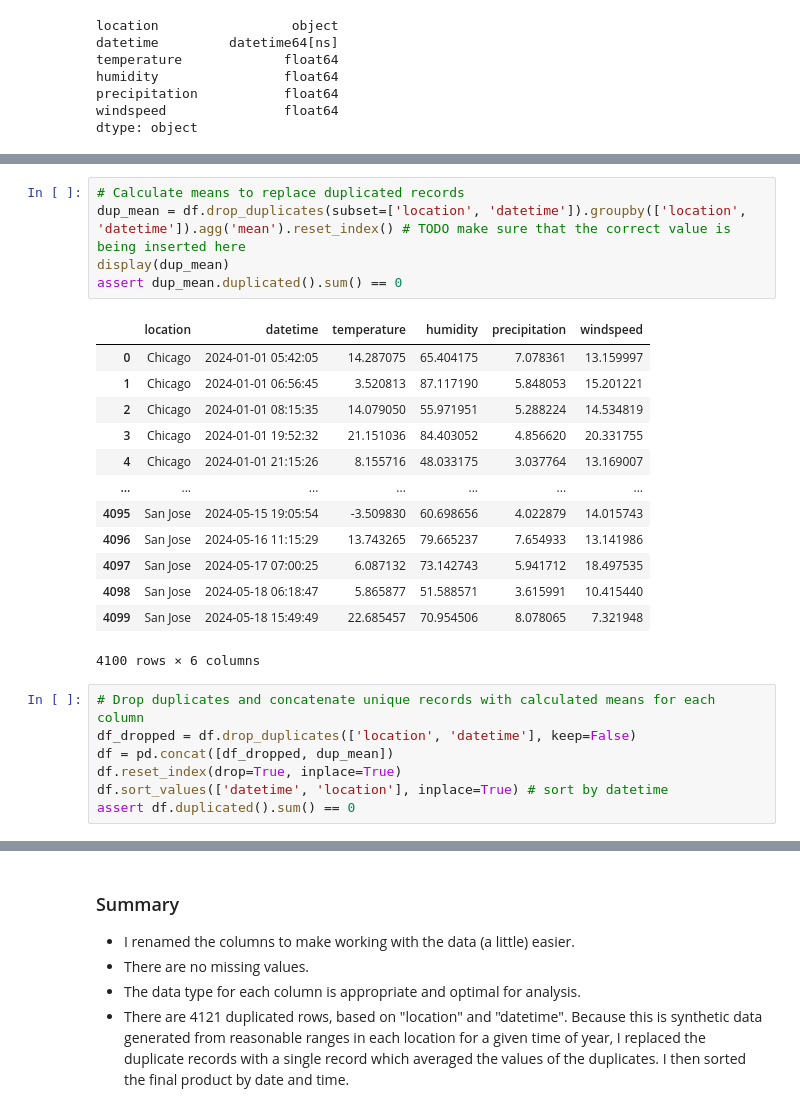
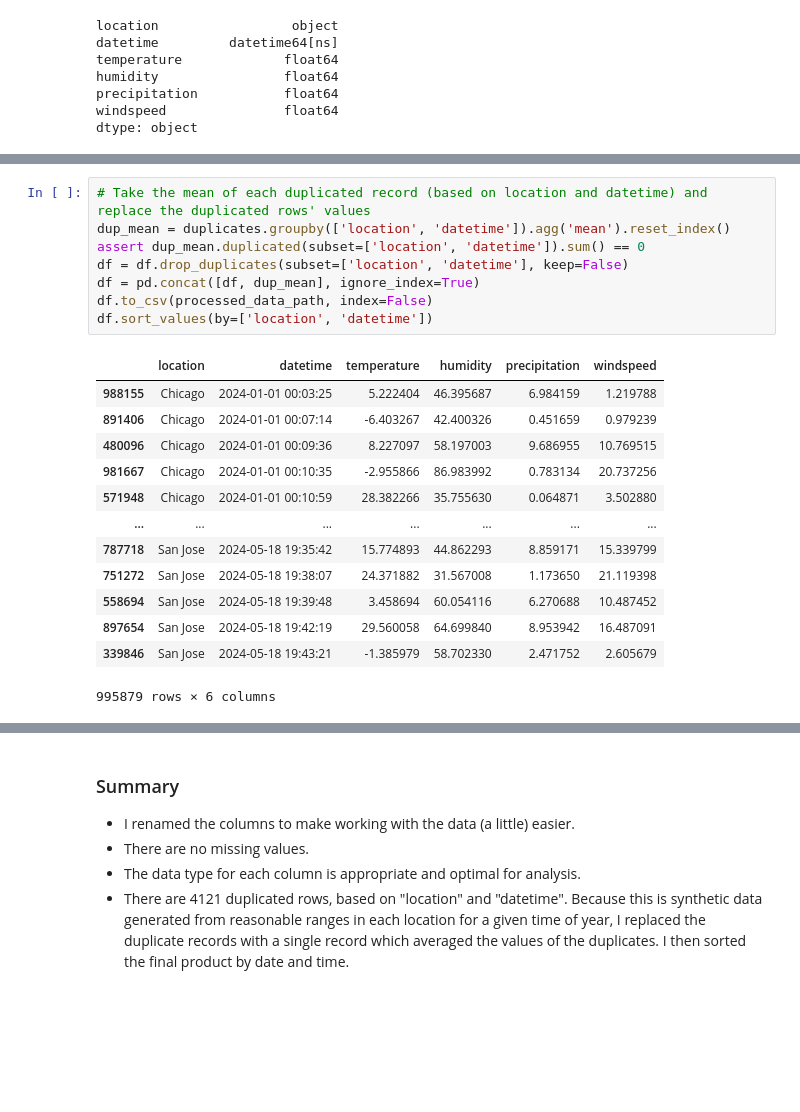
Before and after one commit to kozmik-moore/simple-weather-analysis, a Jupyter notebook: code/notebook.ipynb, the cells around one changed output, grey strips where cells are left out. Saved outputs shown, nothing was run; the diff lists cells and outputs as text; blank space fills up the shorter version.

Commit message:
Removed log calculations. Refactored how duplicates were handled.

```diff
--- a/code/notebook.ipynb
+++ b/code/notebook.ipynb
@@ -160,26 +158,22 @@ Name: count, dtype: int64
 # %%
-# Calculate means to replace duplicated records
-dup_mean = df.drop_duplicates(subset=['location', 'datetime']).groupby(['location', 'datetime']).agg('mean').reset_index() # TODO make sure that the correct value is being inserted here
-display(dup_mean)
-assert dup_mean.duplicated().sum() == 0
+# Take the mean of each duplicated record (based on location and datetime) and replace the duplicated rows' values
+dup_mean = duplicates.groupby(['location', 'datetime']).agg('mean').reset_index()
+assert dup_mean.duplicated(subset=['location', 'datetime']).sum() == 0
+df = df.drop_duplicates(subset=['location', 'datetime'], keep=False)
+df = pd.concat([df, dup_mean], ignore_index=True)
+df.to_csv(processed_data_path, index=False)
+df.sort_values(by=['location', 'datetime'])
 # %% [output]
 |  | location | datetime | temperature | humidity | precipitation | windspeed |
-| 0 | Chicago | 2024-01-01 05:42:05 | 14.287075 | 65.404175 | 7.078361 | 13.159997 |
-| 1 | Chicago | 2024-01-01 06:56:45 | 3.520813 | 87.117190 | 5.848053 | 15.201221 |
-| 2 | Chicago | 2024-01-01 08:15:35 | 14.079050 | 55.971951 | 5.288224 | 14.534819 |
-| 3 | Chicago | 2024-01-01 19:52:32 | 21.151036 | 84.403052 | 4.856620 | 20.331755 |
-| 4 | Chicago | 2024-01-01 21:15:26 | 8.155716 | 48.033175 | 3.037764 | 13.169007 |
+| 988155 | Chicago | 2024-01-01 00:03:25 | 5.222404 | 46.395687 | 6.984159 | 1.219788 |
+| 891406 | Chicago | 2024-01-01 00:07:14 | -6.403267 | 42.400326 | 0.451659 | 0.979239 |
+| 480096 | Chicago | 2024-01-01 00:09:36 | 8.227097 | 58.197003 | 9.686955 | 10.769515 |
+| 981667 | Chicago | 2024-01-01 00:10:35 | -2.955866 | 86.983992 | 0.783134 | 20.737256 |
+| 571948 | Chicago | 2024-01-01 00:10:59 | 28.382266 | 35.755630 | 0.064871 | 3.502880 |
 | ... | ... | ... | ... | ... | ... | ... |
-| 4095 | San Jose | 2024-05-15 19:05:54 | -3.509830 | 60.698656 | 4.022879 | 14.015743 |
-| 4096 | San Jose | 2024-05-16 11:15:29 | 13.743265 | 79.665237 | 7.654933 | 13.141986 |
-| 4097 | San Jose | 2024-05-17 07:00:25 | 6.087132 | 73.142743 | 5.941712 | 18.497535 |
-| 4098 | San Jose | 2024-05-18 06:18:47 | 5.865877 | 51.588571 | 3.615991 | 10.415440 |
-| 4099 | San Jose | 2024-05-18 15:49:49 | 22.685457 | 70.954506 | 8.078065 | 7.321948 |
+| 787718 | San Jose | 2024-05-18 19:35:42 | 15.774893 | 44.862293 | 8.859171 | 15.339799 |
+| 751272 | San Jose | 2024-05-18 19:38:07 | 24.371882 | 31.567008 | 1.173650 | 21.119398 |
+| 558694 | San Jose | 2024-05-18 19:39:48 | 3.458694 | 60.054116 | 6.270688 | 10.487452 |
+| 897654 | San Jose | 2024-05-18 19:42:19 | 29.560058 | 64.699840 | 8.953942 | 16.487091 |
+| 339846 | San Jose | 2024-05-18 19:43:21 | -1.385979 | 58.702330 | 2.471752 | 2.605679 |
-4100 rows × 6 columns
+995879 rows × 6 columns
-# %%
-# Drop duplicates and concatenate unique records with calculated means for each column
-df_dropped = df.drop_duplicates(['location', 'datetime'], keep=False)
-df = pd.concat([df_dropped, dup_mean])
-df.reset_index(drop=True, inplace=True)
-df.sort_values(['datetime', 'location'], inplace=True) # sort by datetime
-assert df.duplicated().sum() == 0
```
Also changed, not shown: parts of 3 cells of this notebook, 4 other files.
